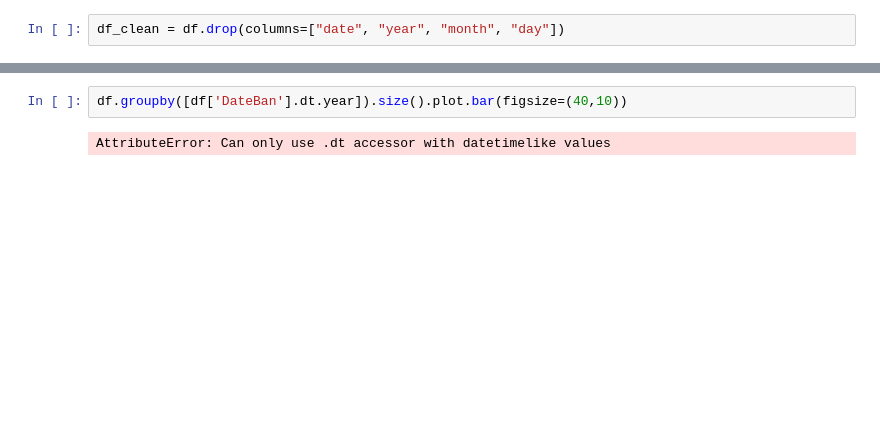
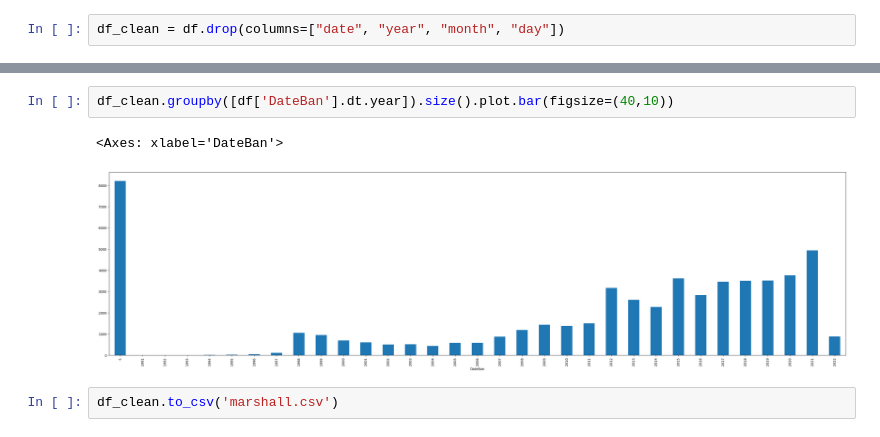
Before and after one commit to CerberusLatrans/NETSI-banned-books, a Jupyter notebook: marshall/marshall.ipynb, the cells around one changed output, grey strips where cells are left out. Cells and saved outputs as stored; diff of their text form; blank space fills up the shorter version.

```diff
--- a/the marshall project/marshall.ipynb
+++ b/marshall/marshall.ipynb
@@ -133,4 +161,7 @@ df_clean = df.drop(columns=["date", "year", "month", "day"])
 # %%
-df.groupby([df['DateBan'].dt.year]).size().plot.bar(figsize=(40,10))
+df_clean.groupby([df['DateBan'].dt.year]).size().plot.bar(figsize=(40,10))
 # %% [output]
-AttributeError: Can only use .dt accessor with datetimelike values
+<Axes: xlabel='DateBan'>
+[figure, added]
+# %%
+df_clean.to_csv('marshall.csv')
```
Also changed, not shown: parts of 3 cells of this notebook, 6 other files.
